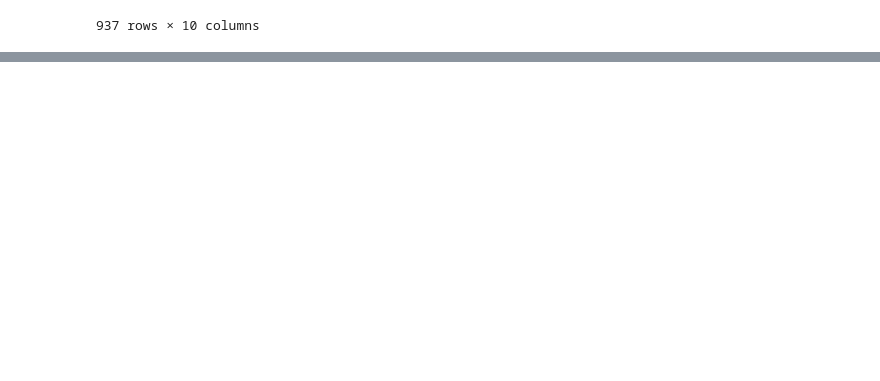
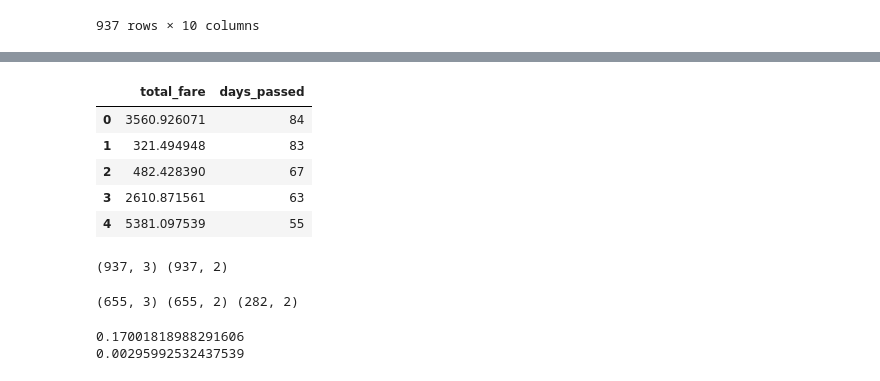
Before and after one commit to nicholasprayogo/lyft_data_challenge, a Jupyter notebook: data-challenge.ipynb, the cells around one changed output, grey strips where cells are left out. Drawn from its saved outputs; the diff is of its cells as text; code cells hidden in the pictures; blank space fills up the shorter version.

Commit message:
linear regression

```diff
--- a/data-challenge.ipynb
+++ b/data-challenge.ipynb
@@ -434,0 +423,4 @@ driver_ids
+# %%
+X = driver_ids[['year','month','day']]
+y = driver_ids[['total_fare', 'days_passed']]
+X.head()
@@ -434,0 +434,28 @@ driver_ids
+# %%
+y.head()
+# %% [output]
+|  | total_fare | days_passed |
+| 0 | 3560.926071 | 84 |
+| 1 | 321.494948 | 83 |
+| 2 | 482.428390 | 67 |
+| 3 | 2610.871561 | 63 |
+| 4 | 5381.097539 | 55 |
+# %%
+print(X.shape, y.shape)
+# %% [output]
+(937, 3) (937, 2)
+# %%
+X_train, X_test, y_train, y_test = train_test_split(X, y, test_size=0.3, random_state=42)
+print(X_train.shape, y_train.shape, y_test.shape)
+# %% [output]
+(655, 3) (655, 2) (282, 2)
+# %%
+lm_lifetime= LinearRegression()
+model_lifetime = lm_lifetime.fit(X_train, y_train['days_passed'])
+lm_value = LinearRegression()
+model_value = lm_value.fit(X_train, y_train['total_fare'])
+print(lm_lifetime.score(X_test, y_test['days_passed']))
+print(lm_value.score(X_test, y_test['total_fare']))
+# %% [output]
+0.17001818988291606
+0.00295992532437539
```
Also changed, not shown: parts of 8 cells of this notebook.
